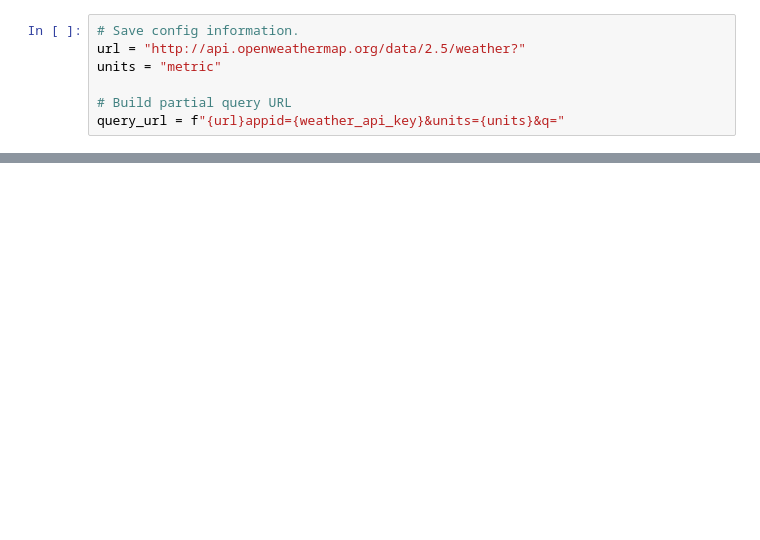
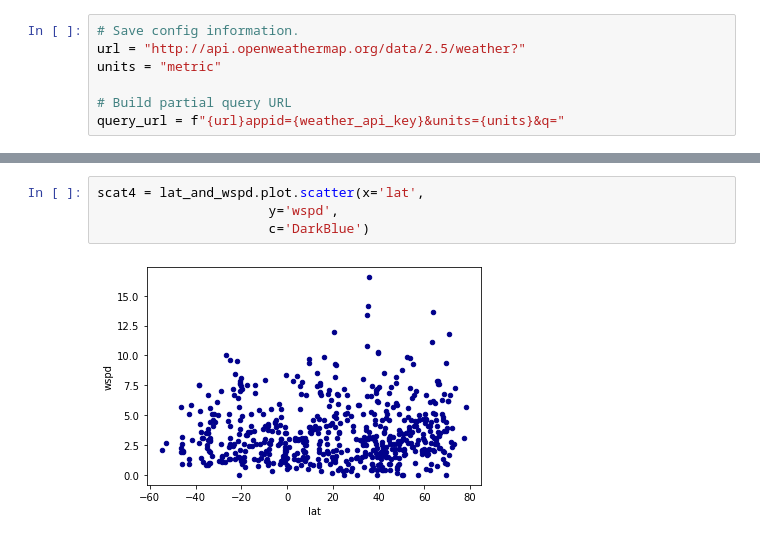
Before and after one commit to WACunninghamIV/Weather_Py, a Jupyter notebook: WeatherPy/WeatherPy.ipynb, the cells around one changed output, grey strips where cells are left out. Saved outputs shown, nothing was run; the diff lists cells and outputs as text; blank space fills up the shorter version.

```diff
--- a/WeatherPy/WeatherPy.ipynb
+++ b/WeatherPy/WeatherPy.ipynb
@@ -152,0 +158,6 @@ from config import weather_api_key
+# %%
+scat4 = lat_and_wspd.plot.scatter(x='lat',
+                      y='wspd',
+                      c='DarkBlue')
+# %% [output]
+[figure, added]
```
Also changed, not shown: parts of 20 cells of this notebook.
